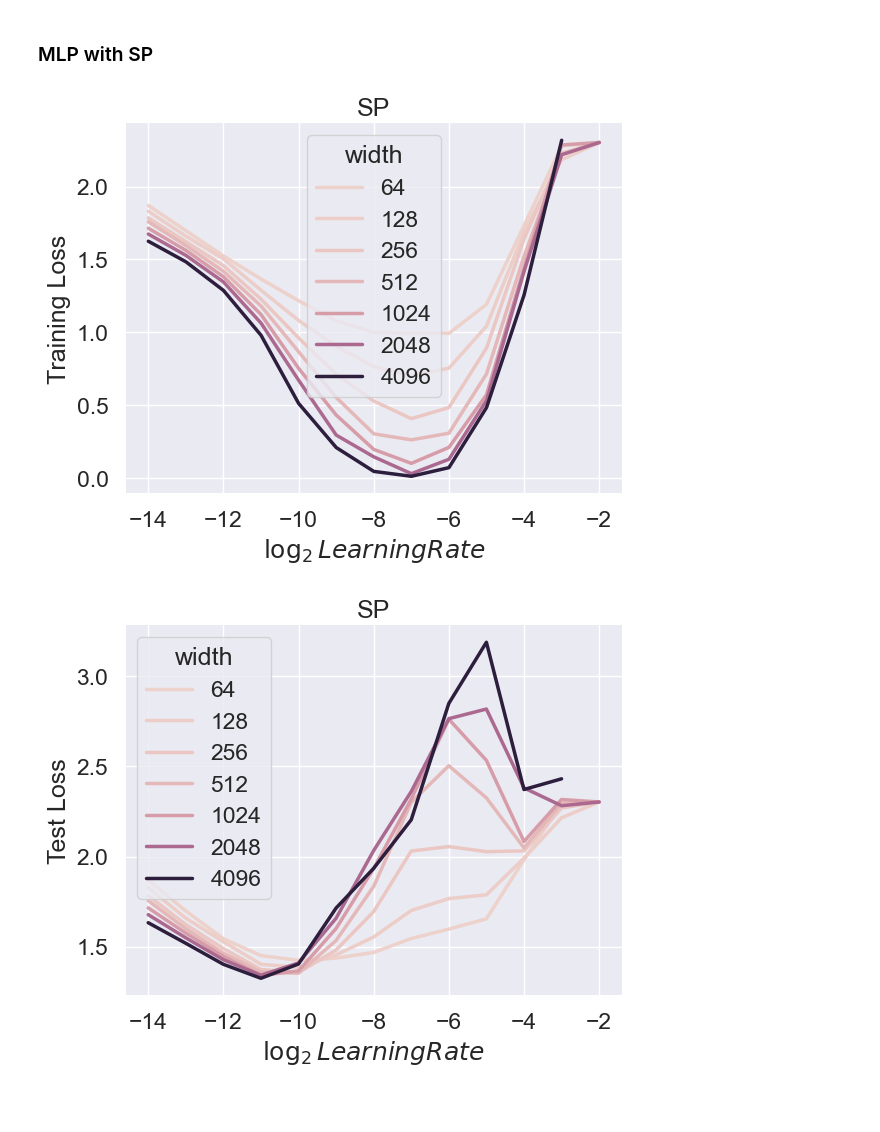
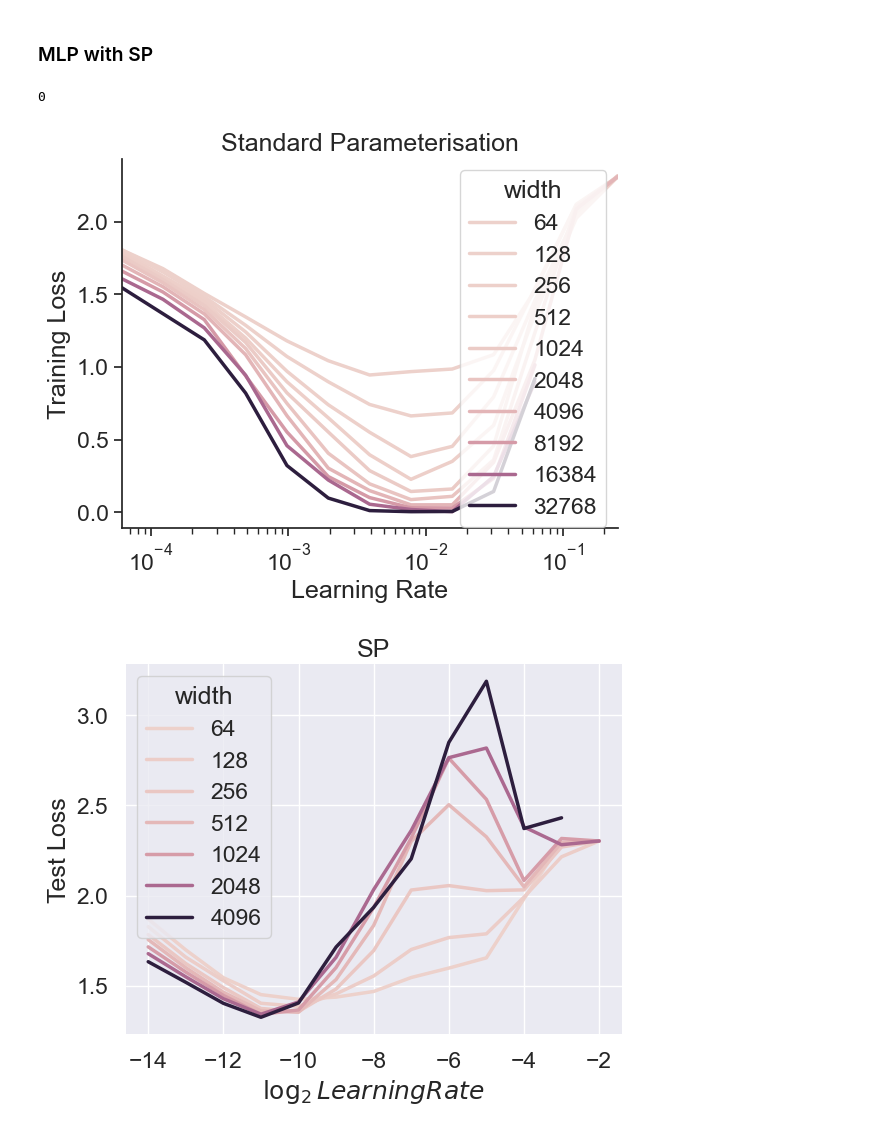
Before and after one commit to BrunoKM/tensor-reprogram, a Jupyter notebook: plots/hyperparam_vs_scale_alignment.ipynb, the cells around one changed output. Cells and saved outputs as stored; diff of their text form; code cells hidden in the pictures; blank space fills up the shorter version.

```diff
--- a/plots/hyperparam_vs_scale_alignment.ipynb
+++ b/plots/hyperparam_vs_scale_alignment.ipynb
@@ -112,9 +118,9 @@ assert all(mlp_runs_df['config.mlp_config.hidden_sizes'].apply(lambda x: all([y
 # %%
-ax = sns.lineplot(data=mlp_runs_df, x='config.optimization.lr_log2', y='summary.train.loss', hue='width', legend="full")
-# ax.set_xscale('log')
-sns.set_style('darkgrid')
-ax.set(xlabel="$\log_2LearningRate$", ylabel="Training Loss", title='$\mu$P')
-sns.despine(ax=ax, offset=3)
+ax = sns.lineplot(data=mlp_runs_df, x='config.optimization.lr', y='summary.train.loss', hue='width', legend="full")
+ax.set_xscale('log')
+ax.set(xlabel="Learning Rate", ylabel="Training Loss", title='$\mu$P')
+ax.set_xlim(min(mlp_runs_df["config.optimization.lr"]), max(mlp_runs_df["config.optimization.lr"]))
+sns.despine(ax=ax, offset=0)
 fig = ax.get_figure()
 fig.savefig("mlp_mup_train.png", bbox_inches='tight')
 # %% [output]
@@ -122,10 +128,9 @@ fig.savefig("mlp_mup_train.png", bbox_inches='tight')
 # %%
-# ax = sns.lineplot(data=mlp_runs_df, x='config.optimization.lr', y='summary.test.loss', hue='width')
+ax = sns.lineplot(data=mlp_runs_df, x='config.optimization.lr', y='summary.test.loss', hue='width', legend="full")
 # ax.set_xscale('log')
-ax = sns.lineplot(data=mlp_runs_df, x='config.optimization.lr_log2', y='summary.test.loss', hue='width', legend="full")
+# ax = sns.lineplot(data=mlp_runs_df, x='config.optimization.lr_log2', y='summary.test.loss', hue='width', legend="full")
 # ax.set_xscale('log')
-sns.set_style('darkgrid')
-ax.set(xlabel="$\log_2LearningRate$", ylabel="Test Loss", title='$\mu$P')
+# ax.set(xlabel="$\log_2LearningRate$", ylabel="Test Loss", title='$\mu$P')
 # ax.set_xlim(mlp_runs_df['config.optimization.lr'].min(), mlp_runs_df['config.optimization.lr'].max())
 sns.despine(ax=ax, offset=3)
 fig = ax.get_figure()
@@ -140,8 +146,12 @@ mlp_runs_df = runs_df[
     (runs_df['config.architecture_type'] == 'ArchitectureType.MLP')
     & (runs_df['config.dataset_type'] == 'DatasetType.CIFAR10')
     & (runs_df['config.use_mu_param'] == False)
-    & (runs_df['config.mlp_config.add_bias'] == False)
     & runs_df['config.mlp_config.hidden_sizes']
+    & (runs_df['config.mlp_config.add_bias'] == True)
+    # & (runs_df["config.mlp_config.paper_init"].isna() | (runs_df["config.mlp_config.paper_init"] == False))
+    & ((runs_df["config.mlp_config.paper_init"] == False))
+    & (runs_df["summary.train.loss"] != "NaN")
+    & (runs_df["config.optimization.optimizer_kwargs.momentum"] == 0.9)
 ]
 mlp_runs_df = mlp_runs_df[
     # Only include runs with 2 hidden layers
@@ -150,20 +160,44 @@ mlp_runs_df = mlp_runs_df[
 mlp_runs_df = mlp_runs_df[mlp_runs_df['summary.train.loss'] != 'NaN']
 # Add a "width" column to the dataframe. This is the first hidden layer size from the "config.mlp_config.hidden_sizes" column.
 mlp_runs_df['width'] = mlp_runs_df['config.mlp_config.hidden_sizes'].apply(lambda x: x[0])
-mlp_runs_df['config.optimization.lr_log2'] = np.log2(mlp_runs_df['config.optimization.lr'])
 # Check that all hidden sizes match the width column
 assert all(mlp_runs_df['config.mlp_config.hidden_sizes'].apply(lambda x: all([y == x[0] for y in x])))
+
+# assert mlp_runs_df.duplicated(subset=["config.optimization.lr", "width"]).sum() == 0
+mlp_runs_df = mlp_runs_df.sort_values(by=["config.optimization.lr", "width"])
+# %%
+# check for duplicate rows based on columns 'A' and 'B'
+test_df = mlp_runs_df[mlp_runs_df["width"]==256]
+duplicates = test_df.duplicated(subset=['config.optimization.lr'])
+
+# display the duplicate rows
+print(len(test_df[duplicates]))
+test_df = test_df.drop("config.mlp_config.hidden_sizes", axis=1)
+# test_df = test_df[duplicates]
+# test_df["config.optimization.lr"]
+
+# count the number of unique values in each column
+num_unique = test_df.nunique()
+
+# select only the columns with more than one unique value
+diff_cols = num_unique[num_unique > 1].index
+
+# display only the columns with more than one unique value
+# test_df[diff_cols]
+# # mlp_runs_df
+# %% [output]
+0
 # %%
-ax = sns.lineplot(data=mlp_runs_df, x='config.optimization.lr_log2', y='summary.train.loss', hue='width', legend="full")
-# ax.set_xscale('log')
-sns.set_style('darkgrid')
-ax.set(xlabel="$\log_2LearningRate$", ylabel="Training Loss", title='SP')
-# ax.set_xlim(mlp_runs_df['config.optimization.lr'].min(), mlp_runs_df['config.optimization.lr'].max())
-sns.despine(ax=ax, offset=3)
+ax = sns.lineplot(data=mlp_runs_df, x='config.optimization.lr', y='summary.train.loss', hue='width', legend="full")
+ax.set_xscale('log')
+ax.set(xlabel="Learning Rate", ylabel="Training Loss", title='Standard Parameterisation')
+ax.set_xlim(min(mlp_runs_df["config.optimization.lr"]), max(mlp_runs_df["config.optimization.lr"]))
+sns.despine(ax=ax, offset=0)
 fig = ax.get_figure()
 fig.savefig("mlp_sp_train.png", bbox_inches='tight')
+# ax.set_xlim(5e-4,5e-2)
 # %% [output]
-[figure, old version]
+[figure, new version]
 # %%
 ax = sns.lineplot(data=mlp_runs_df, x='config.optimization.lr_log2', y='summary.test.loss', hue='width', legend="full")
 # ax.set_xscale('log')
```
Also changed, not shown: parts of 5 cells of this notebook.
